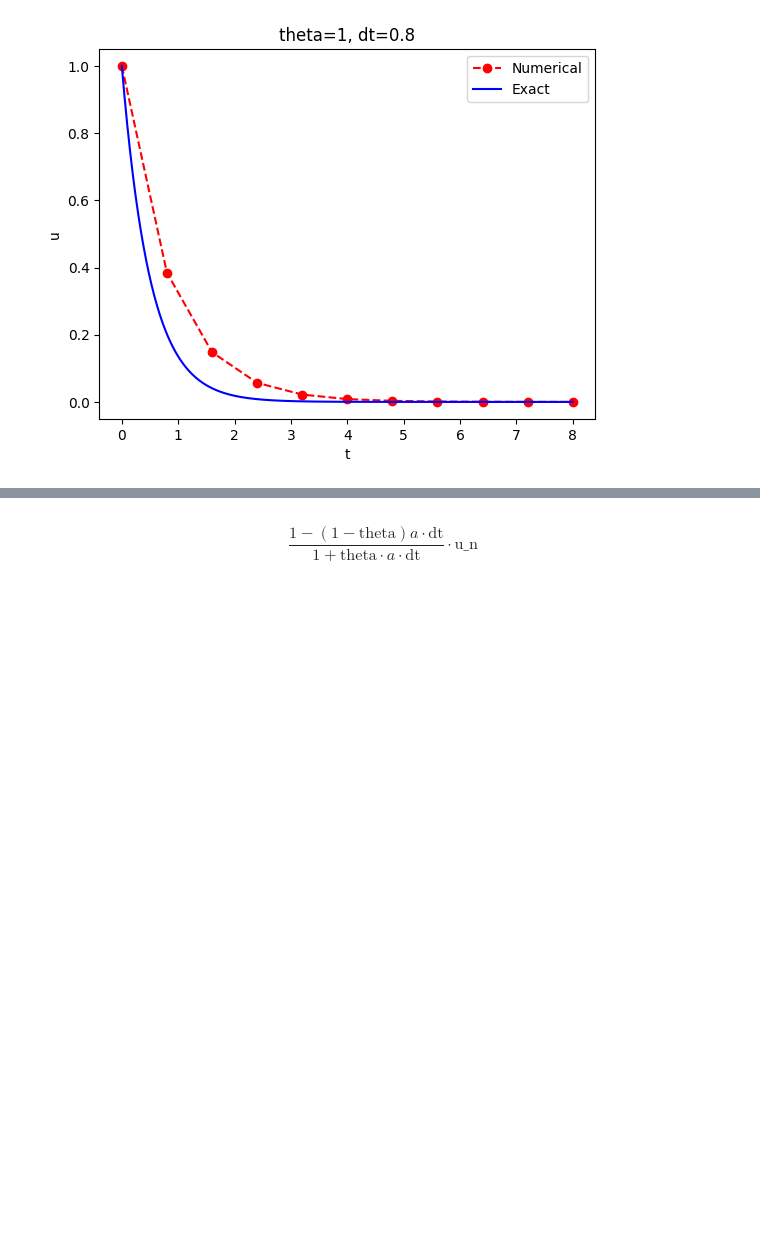
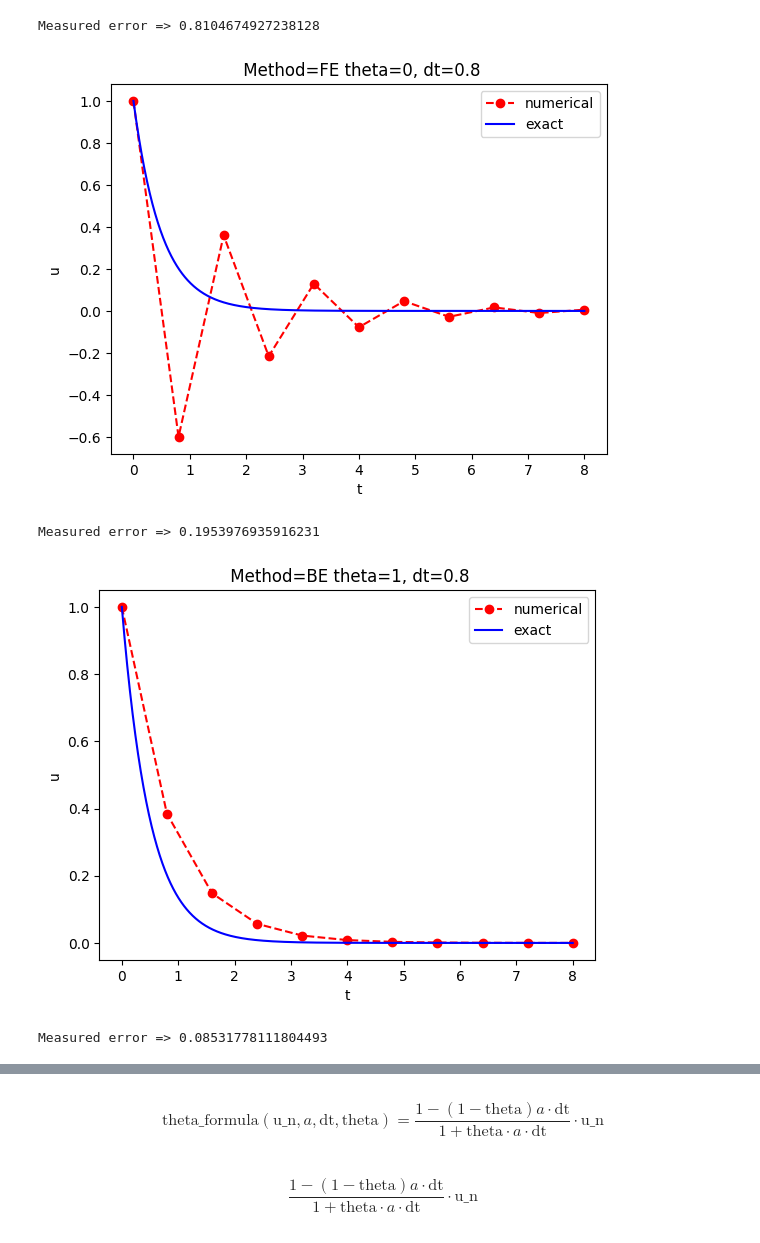
Before and after one commit to snandi76/numerical, a Jupyter notebook: numerical.ipynb, the cells around one changed output, grey strips where cells are left out. Saved outputs shown, nothing was run; the diff lists cells and outputs as text; code cells hidden in the pictures; blank space fills up the shorter version.

Commit message:
Add error

```diff
--- a/numerical.ipynb
+++ b/numerical.ipynb
@@ -6,10 +6,17 @@ import latexify
 
 import numpy as np
 
+identifiers = {
+    "my_function": "f",
+    "my_inner_function": "g",
+    "theta": "0",
+}
 
-@latexify.expression
+
+@latexify.function()
 def theta_formula(u_n: float, a: float, dt: float, theta: float):
     return ((1 - (1 - theta) * a * dt) / (1 + theta * a * dt)) * u_n
+
 
 def solver(I: float, a: float, T: float, dt: float, theta: float):
     """Solve u'=-a*u, u(0)=I, for t in (0, T] with steps of dt."""
@@ -18,43 +25,68 @@ def solver(I: float, a: float, T: float, dt: float, theta: float):
     T = Nt * dt  # Adjust T to fit the time step
 
     u = np.zeros(Nt + 1)  # Array for solution values
     t = np.linspace(0, T, Nt + 1)  # Time mesh
 
     u[0] = I  # Initial condition
 
     for n in range(Nt):  # Iterate from 0 to Nt-1
-        u[n + 1] = theta_formula(u[n],a,dt,theta)
+        u[n + 1] = theta_formula(u[n], a, dt, theta)
 
     return u, t
 
 
 def u_exact(t: float, I: float, a: float) -> float:
     """Exact solution of u' = -a*u with initial condition u(0) = I."""
     return I * np.exp(-a * t)
 
 
+def plot_results(makeplot, t, u, T, I, a, theta, dt):
+    if makeplot:
+        plt.figure()
+        t_e = np.linspace(0, T, 1001)
+        u_e = u_exact(t_e, I, a)
+
+        plt.plot(t, u, "r--o", label="numerical")
+        plt.plot(t_e, u_e, "b-", label="exact")
+
+        plt.legend()
+        plt.xlabel("t")
+        plt.ylabel("u")
+        theta2name = {0: "FE", 1: "BE", 0.5: "CN"}
+        plt.title(" Method=%s theta=%g, dt=%g" % (theta2name[theta],theta, dt))
+
+
+        plt.savefig("%s_%g.png" % (theta2name[theta], dt))
+        plt.savefig("%s_%g.pdf" % (theta2name[theta], dt))
+        plt.show()
+
+
 def plot_numerical_and_exact(theta, I, a, T, dt):
     """Compare the numerical and exact solution in a plot."""
 
     u, t = solver(I=I, a=a, T=T, dt=dt, theta=theta)
 
+    t_e = np.linspace(0, T, 1001)  # Fine mesh for exact solution, This gives smooth curve
+    u_e = u_exact(t, I, a)
 
-    t_e = np.linspace(0, T, 1001)  # Fine mesh for exact solution
-    u_e = u_exact(t_e, I, a)
+    e = u_e - u
+    E = np.sqrt(dt * np.sum(e**2))
+    print(f"Measured error => {E}")
 
-    plt.plot(t, u, "r--o", label="Numerical")  # Red dashes with circles
-    plt.plot(t_e, u_e, "b-", label="Exact")  # Blue line for exact solution
-
-    plt.legend()
-    plt.xlabel("t")
-    plt.ylabel("u")
-    plt.title(f"theta={theta:g}, dt={dt:g}")
-    plt.savefig(f"plot_{theta}_{dt}.png")
-    plt.show()
+    plot_results(makeplot=True,theta=theta,dt=dt,t=t,u=u,I=I,a=a,T=T)
 
 
 # Example call to function
 
+plot_numerical_and_exact(I=1, a=2, T=8, dt=0.8, theta=0)
+
 plot_numerical_and_exact(I=1, a=2, T=8, dt=0.8, theta=1)
+
+plot_numerical_and_exact(I=1, a=2, T=8, dt=0.8, theta=1 / 2)
+theta_formula
 # %% [output]
+Measured error => 0.8104674927238128
-[figure, old version]
+[figure, new version]
+Measured error => 0.1953976935916231
+[figure, added]
+Measured error => 0.08531778111804493
@@ -61 +94,2 @@ plot_numerical_and_exact(I=1, a=2, T=8, dt=0.8, theta=1)
+$$ \displaystyle \mathrm{theta\_formula}(\mathrm{u\_n}, a, \mathrm{dt}, \mathrm{theta}) = \frac{1 - \mathopen{}\left( 1 - \mathrm{theta} \mathclose{}\right) a \cdot \mathrm{dt}}{1 + \mathrm{theta} \cdot a \cdot \mathrm{dt}} \cdot \mathrm{u\_n} $$
 # %%
```
Also changed, not shown: parts of 7 cells of this notebook, 7 other files.
